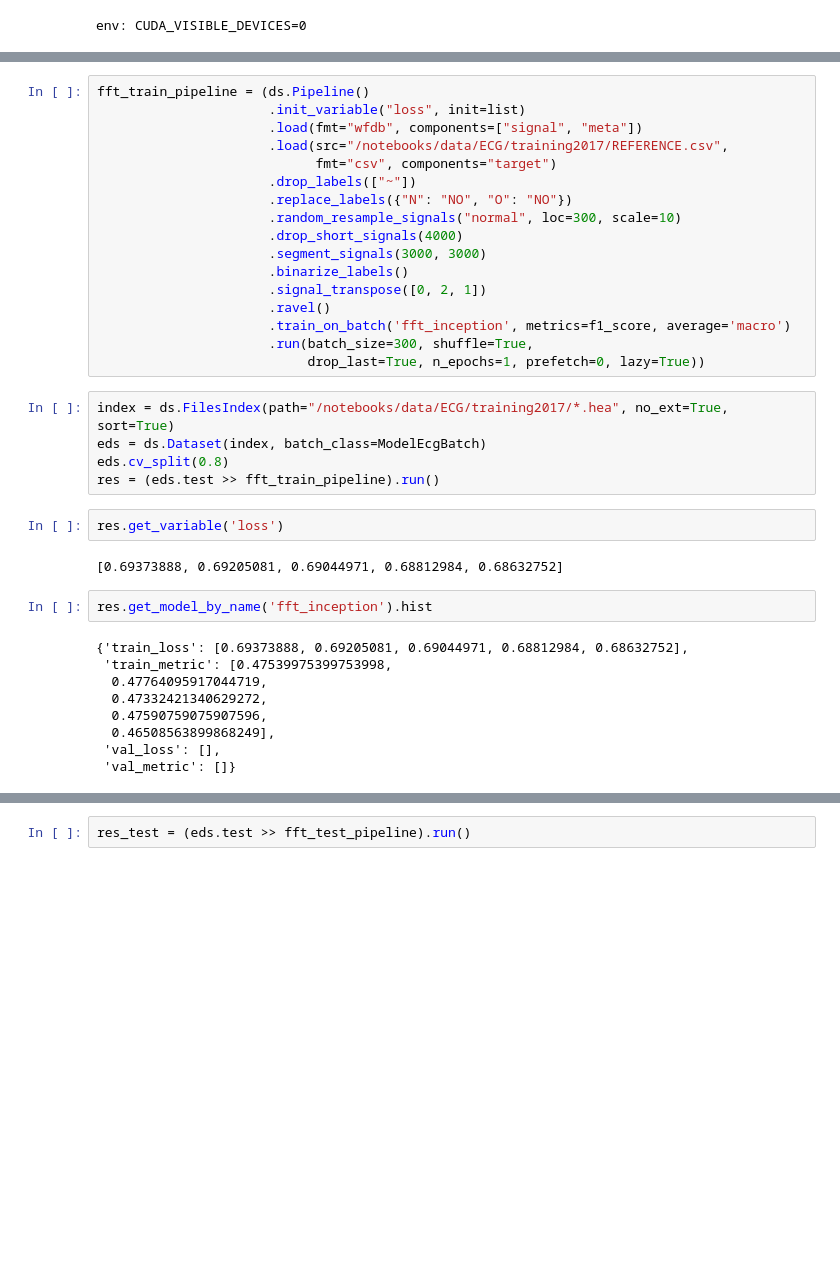
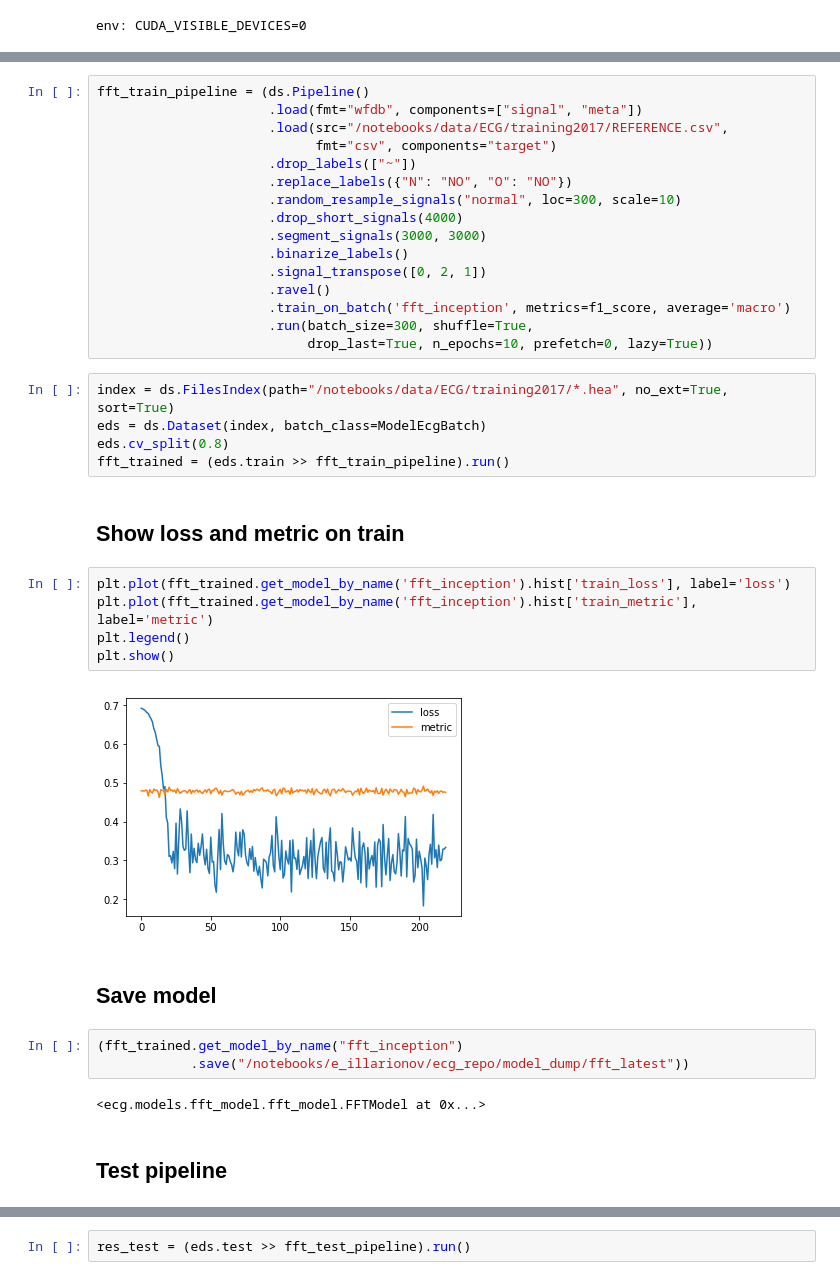
Before and after one commit to analysiscenter/cardio, a Jupyter notebook: ecg/models/fft_model/fft_model_training.ipynb, the cells around one changed output, grey strips where cells are left out. Saved outputs shown, nothing was run; the diff lists cells and outputs as text; blank space fills up the shorter version.

Commit message:
save and load keras custom objects

```diff
--- a/ecg/models/fft_model/fft_model_training.ipynb
+++ b/ecg/models/fft_model/fft_model_training.ipynb
@@ -44,6 +46,5 @@ env: CUDA_VISIBLE_DEVICES=0
 # %%
 fft_train_pipeline = (ds.Pipeline()
-                      .init_variable("loss", init=list)
                       .load(fmt="wfdb", components=["signal", "meta"])
                       .load(src="/notebooks/data/ECG/training2017/REFERENCE.csv",
                             fmt="csv", components="target")
@@ -57,26 +58,29 @@ fft_train_pipeline = (ds.Pipeline()
                       .ravel()
                       .train_on_batch('fft_inception', metrics=f1_score, average='macro')
                       .run(batch_size=300, shuffle=True,
-                           drop_last=True, n_epochs=1, prefetch=0, lazy=True))
+                           drop_last=True, n_epochs=10, prefetch=0, lazy=True))
 # %%
 index = ds.FilesIndex(path="/notebooks/data/ECG/training2017/*.hea", no_ext=True, sort=True)
 eds = ds.Dataset(index, batch_class=ModelEcgBatch)
 eds.cv_split(0.8)
-res = (eds.test >> fft_train_pipeline).run()
+fft_trained = (eds.train >> fft_train_pipeline).run()
-# %%
-res.get_variable('loss')
-# %% [output]
-[0.69373888, 0.69205081, 0.69044971, 0.68812984, 0.68632752]
-# %%
-res.get_model_by_name('fft_inception').hist
-# %% [output]
-{'train_loss': [0.69373888, 0.69205081, 0.69044971, 0.68812984, 0.68632752],
- 'train_metric': [0.47539975399753998,
-  0.47764095917044719,
-  0.47332421340629272,
-  0.47590759075907596,
-  0.46508563899868249],
- 'val_loss': [],
- 'val_metric': []}
+# %% [markdown]
+## Show loss and metric on train
+# %%
+plt.plot(fft_trained.get_model_by_name('fft_inception').hist['train_loss'], label='loss')
+plt.plot(fft_trained.get_model_by_name('fft_inception').hist['train_metric'], label='metric')
+plt.legend()
+plt.show()
+# %% [output]
+[figure, added]
+# %% [markdown]
+## Save model
+# %%
+(fft_trained.get_model_by_name("fft_inception")
+            .save("/notebooks/e_illarionov/ecg_repo/model_dump/fft_latest"))
+# %% [output]
+<ecg.models.fft_model.fft_model.FFTModel at 0x...>
+# %% [markdown]
+## Test pipeline
 # %%
 fft_test_pipeline = (ds.Pipeline()
```
Also changed, not shown: parts of 8 cells of this notebook, 8 other files.
